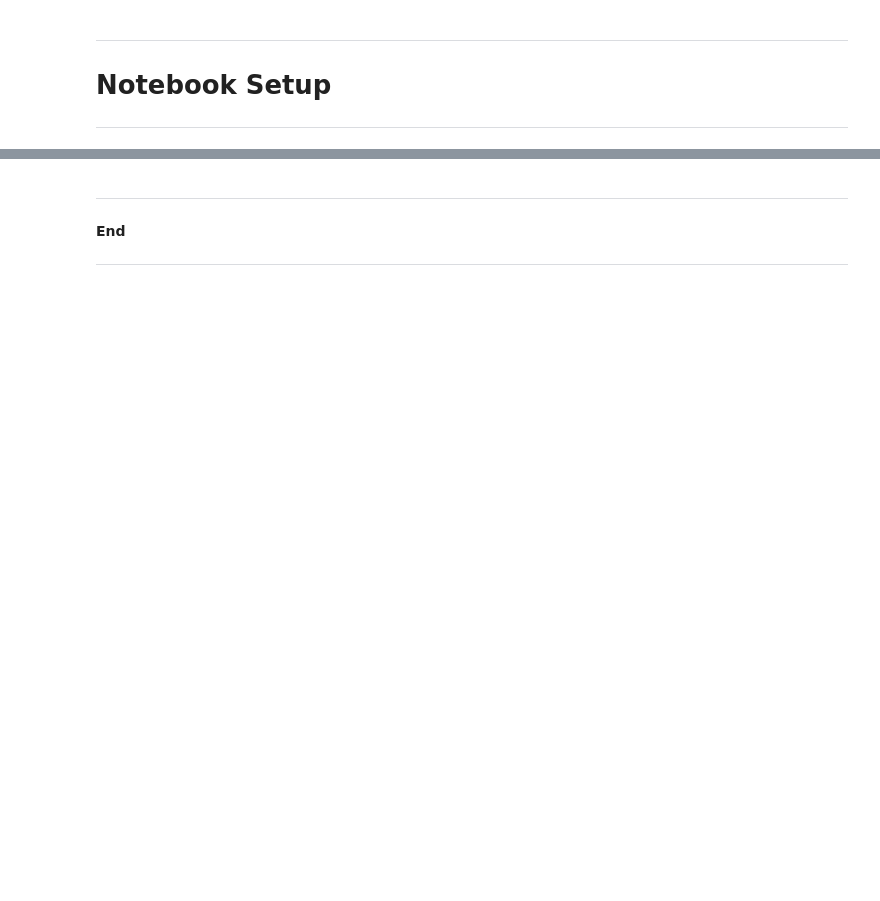
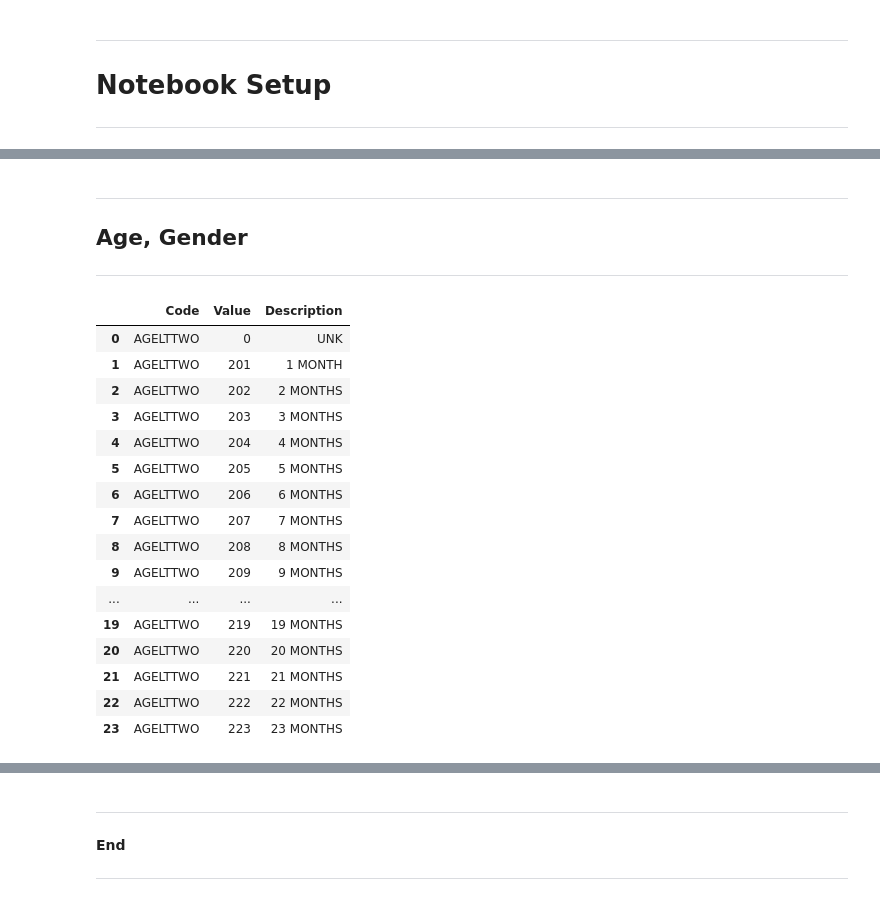
Before and after one commit to tamimcm416/product_injury, a Jupyter notebook: notebooks/DataPrepCodes.ipynb, the cells around one changed output, grey strips where cells are left out. Drawn from its saved outputs; the diff is of its cells as text; code cells hidden in the pictures; blank space fills up the shorter version.

```diff
--- a/notebooks/DataPrepCodes.ipynb
+++ b/notebooks/DataPrepCodes.ipynb
@@ -380,0 +223,4 @@ std_codes_df.to_excel('../Data/Standard Codes.xlsx', index=False)
+# %%
+# Delete rows that do not contain a description
+rows_to_del = all_codes_df[all_codes_df['Description'].isnull()].index
+all_codes_df.drop(rows_to_del, axis='index', inplace=True)
@@ -380,0 +231,3 @@ std_codes_df.to_excel('../Data/Standard Codes.xlsx', index=False)
+# %%
+# We expect that we will have duplicate records from various years
+all_codes_df.drop_duplicates(subset=['Code', 'Value', 'Description'], inplace=True)
@@ -380,0 +244,3 @@ std_codes_df.to_excel('../Data/Standard Codes.xlsx', index=False)
+# %%
+# Reset index
+all_codes_df.reset_index(drop=True, inplace=True)
@@ -380,0 +272,28 @@ std_codes_df.to_excel('../Data/Standard Codes.xlsx', index=False)
+# %%
+# Since there are no conflicts with the 3 newer codes, the Year column is not needed
+all_codes_df.drop(columns='Year', inplace=True)
+# %% [markdown]
+***
+## Age, Gender
+***
+# %%
+# Review age less than two data
+all_codes_df[all_codes_df['Code'] == 'AGELTTWO']
+# %% [output]
+|  | Code | Value | Description |
+| 0 | AGELTTWO | 0 | UNK |
+| 1 | AGELTTWO | 201 | 1 MONTH |
+| 2 | AGELTTWO | 202 | 2 MONTHS |
+| 3 | AGELTTWO | 203 | 3 MONTHS |
+| 4 | AGELTTWO | 204 | 4 MONTHS |
+| 5 | AGELTTWO | 205 | 5 MONTHS |
+| 6 | AGELTTWO | 206 | 6 MONTHS |
+| 7 | AGELTTWO | 207 | 7 MONTHS |
+| 8 | AGELTTWO | 208 | 8 MONTHS |
+| 9 | AGELTTWO | 209 | 9 MONTHS |
+| ... | ... | ... | ... |
+| 19 | AGELTTWO | 219 | 19 MONTHS |
+| 20 | AGELTTWO | 220 | 20 MONTHS |
+| 21 | AGELTTWO | 221 | 21 MONTHS |
+| 22 | AGELTTWO | 222 | 22 MONTHS |
+| 23 | AGELTTWO | 223 | 23 MONTHS |
```
Also changed, not shown: parts of 100 cells of this notebook.
